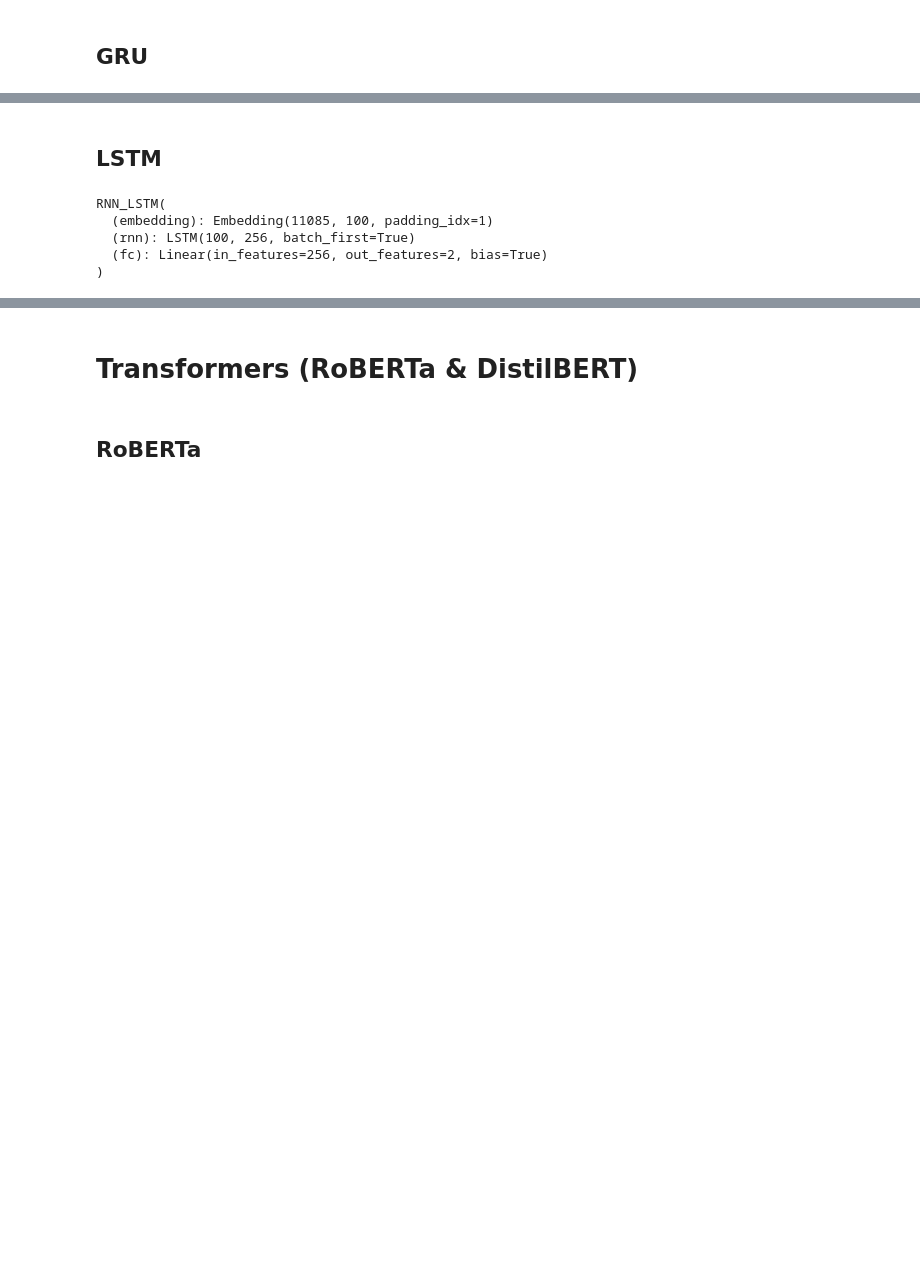
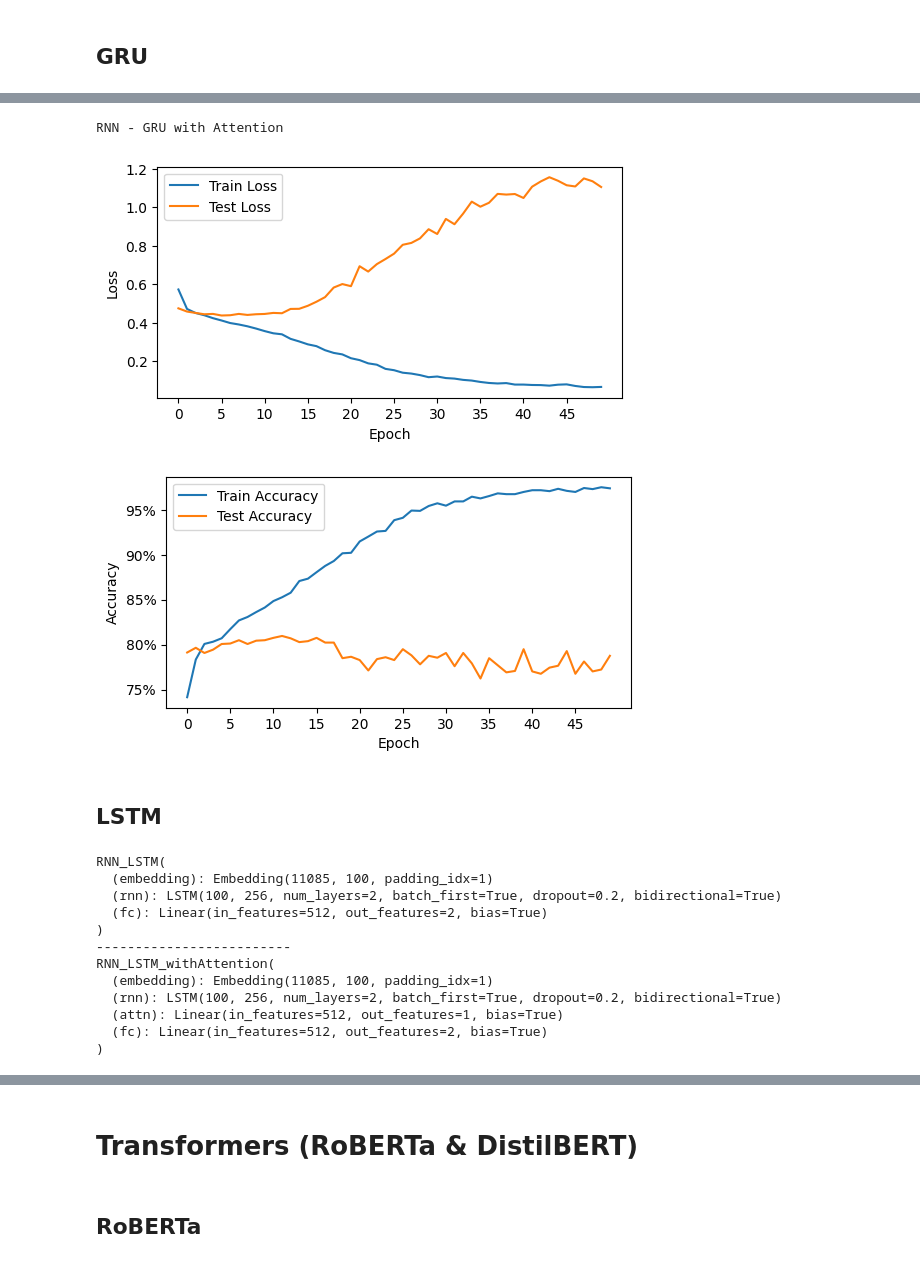
Before and after one commit to fabriciocarraro/NLP-exploration_Sentiment-analysis-Disaster_prediction, a Jupyter notebook: NLP_exploration_Sentiment_analysis_Disaster_prediction.ipynb, the cells around one changed output, grey strips where cells are left out. Drawn from its saved outputs; the diff is of its cells as text; code cells hidden in the pictures; blank space fills up the shorter version.

```diff
--- a/NLP_exploration_Sentiment_analysis_Disaster_prediction.ipynb
+++ b/NLP_exploration_Sentiment_analysis_Disaster_prediction.ipynb
@@ -459,0 +575,3 @@ RNN - GRU
+# %%
+results_gru_with_attention = []
+results_gru_with_attention = run_model(model_gru_with_attention, optimizer_gru_with_attention, "gru_with_attention")
@@ -460,16 +596,37 @@ RNN - GRU
+# %%
+print('RNN - GRU with Attention')
+plot_curves(results_gru_with_attention[0], results_gru_with_attention[1], results_gru_with_attention[2],
+            results_gru_with_attention[3], results_gru_with_attention[4])
+# %% [output]
+RNN - GRU with Attention
+[figure, added]
+[figure, added]
 # %% [markdown]
 ## LSTM
 # %%
 model_lstm = RNN_LSTM(len(vocab), 100, 256, 2, vocab['<pad>']).to(device)
+model_lstm_with_attention = RNN_LSTM_withAttention(len(vocab), 100, 256, 2, vocab['<pad>']).to(device)
+
 criterion = nn.CrossEntropyLoss().to(device)
-optimizer = optim.Adam(model_lstm.parameters(), lr=1e-4, weight_decay=5e-5)
+
+optimizer_lstm = optim.Adam(model_lstm.parameters(), lr=1e-4, weight_decay=5e-5)
+optimizer_lstm_with_attention = optim.Adam(model_lstm_with_attention.parameters(), lr=1e-4, weight_decay=5e-5)
 
 print(model_lstm)
+print("-----"*5)
+print(model_lstm_with_attention)
 # %% [output]
 RNN_LSTM(
   (embedding): Embedding(11085, 100, padding_idx=1)
-  (rnn): LSTM(100, 256, batch_first=True)
-  (fc): Linear(in_features=256, out_features=2, bias=True)
+  (rnn): LSTM(100, 256, num_layers=2, batch_first=True, dropout=0.2, bidirectional=True)
+  (fc): Linear(in_features=512, out_features=2, bias=True)
 )
+-------------------------
+RNN_LSTM_withAttention(
+  (embedding): Embedding(11085, 100, padding_idx=1)
+  (rnn): LSTM(100, 256, num_layers=2, batch_first=True, dropout=0.2, bidirectional=True)
+  (attn): Linear(in_features=512, out_features=1, bias=True)
+  (fc): Linear(in_features=512, out_features=2, bias=True)
+)
 # %%
 results_lstm = []
```
Also changed, not shown: parts of 31 cells of this notebook.
